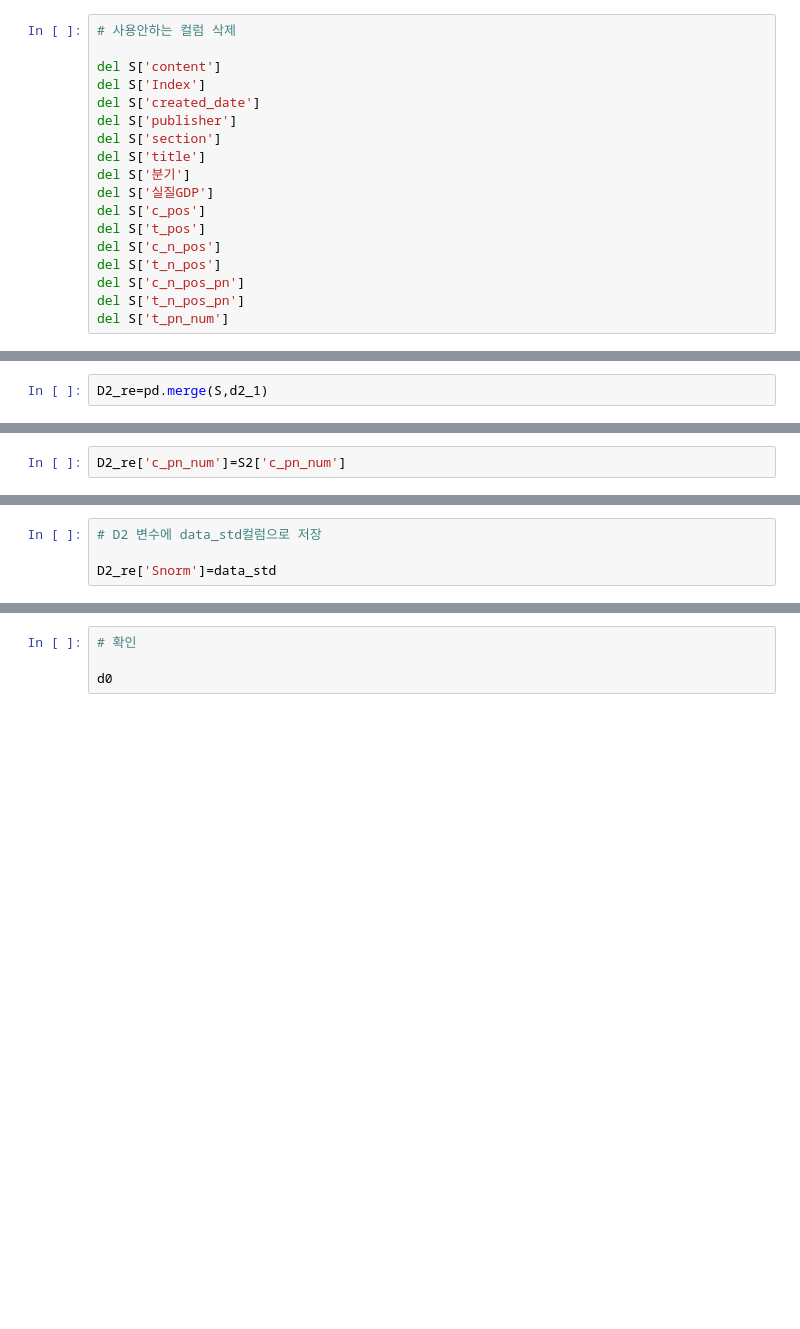
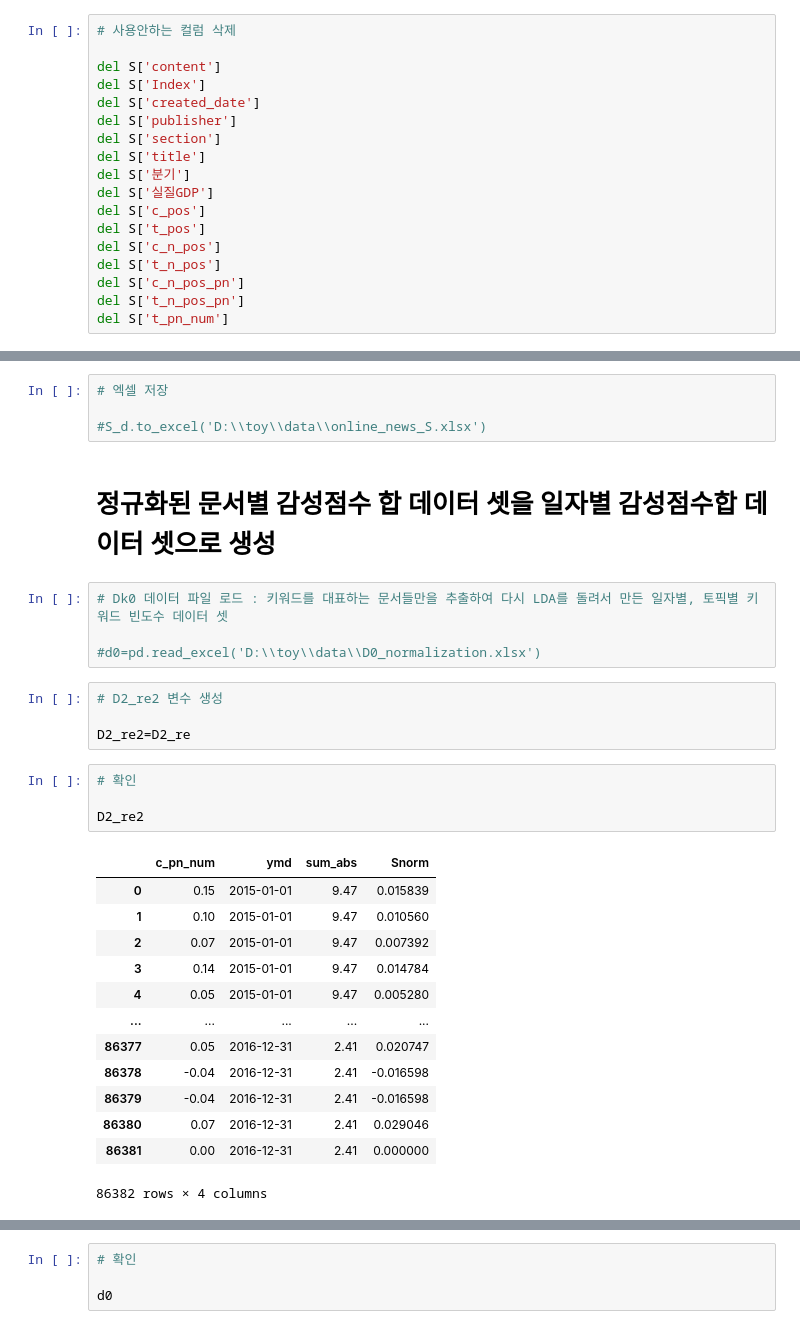
Before and after one commit to K-JSOO/LDA_topic_modeling_project, a Jupyter notebook: Toy_LDA4_TopicModeling_PN.ipynb, the cells around one changed output, grey strips where cells are left out. Cells and saved outputs as stored; diff of their text form; blank space fills up the shorter version.

```diff
--- a/Toy_LDA4_TopicModeling_PN.ipynb
+++ b/Toy_LDA4_TopicModeling_PN.ipynb
@@ -213,2 +79,0 @@ Name: ymd, Length: 723, dtype: object
-# %%
-D2_re=pd.merge(S,d2_1)
@@ -231,2 +79,0 @@ D2_re
-# %%
-D2_re['c_pn_num']=S2['c_pn_num']
@@ -263,4 +79,0 @@ data_std
-# %%
-# D2 변수에 data_std컬럼으로 저장
-
-D2_re['Snorm']=data_std
@@ -383,0 +103,32 @@ D3_re.to_excel('D:\\toy\\data\\online_news_pn_D3_re.xlsx')
+# %%
+# 엑셀 저장
+
+#S_d.to_excel('D:\\toy\\data\\online_news_S.xlsx')
+# %% [markdown]
+# 정규화된 문서별 감성점수 합 데이터 셋을 일자별 감성점수합 데이터 셋으로 생성
+# %%
+# Dk0 데이터 파일 로드 : 키워드를 대표하는 문서들만을 추출하여 다시 LDA를 돌려서 만든 일자별, 토픽별 키워드 빈도수 데이터 셋
+
+#d0=pd.read_excel('D:\\toy\\data\\D0_normalization.xlsx')
+# %%
+# D2_re2 변수 생성
+
+D2_re2=D2_re
+# %%
+# 확인
+
+D2_re2
+# %% [output]
+|  | c_pn_num | ymd | sum_abs | Snorm |
+| 0 | 0.15 | 2015-01-01 | 9.47 | 0.015839 |
+| 1 | 0.10 | 2015-01-01 | 9.47 | 0.010560 |
+| 2 | 0.07 | 2015-01-01 | 9.47 | 0.007392 |
+| 3 | 0.14 | 2015-01-01 | 9.47 | 0.014784 |
+| 4 | 0.05 | 2015-01-01 | 9.47 | 0.005280 |
+| ... | ... | ... | ... | ... |
+| 86377 | 0.05 | 2016-12-31 | 2.41 | 0.020747 |
+| 86378 | -0.04 | 2016-12-31 | 2.41 | -0.016598 |
+| 86379 | -0.04 | 2016-12-31 | 2.41 | -0.016598 |
+| 86380 | 0.07 | 2016-12-31 | 2.41 | 0.029046 |
+| 86381 | 0.00 | 2016-12-31 | 2.41 | 0.000000 |
+86382 rows × 4 columns
```
Also changed, not shown: parts of 60 cells of this notebook.
